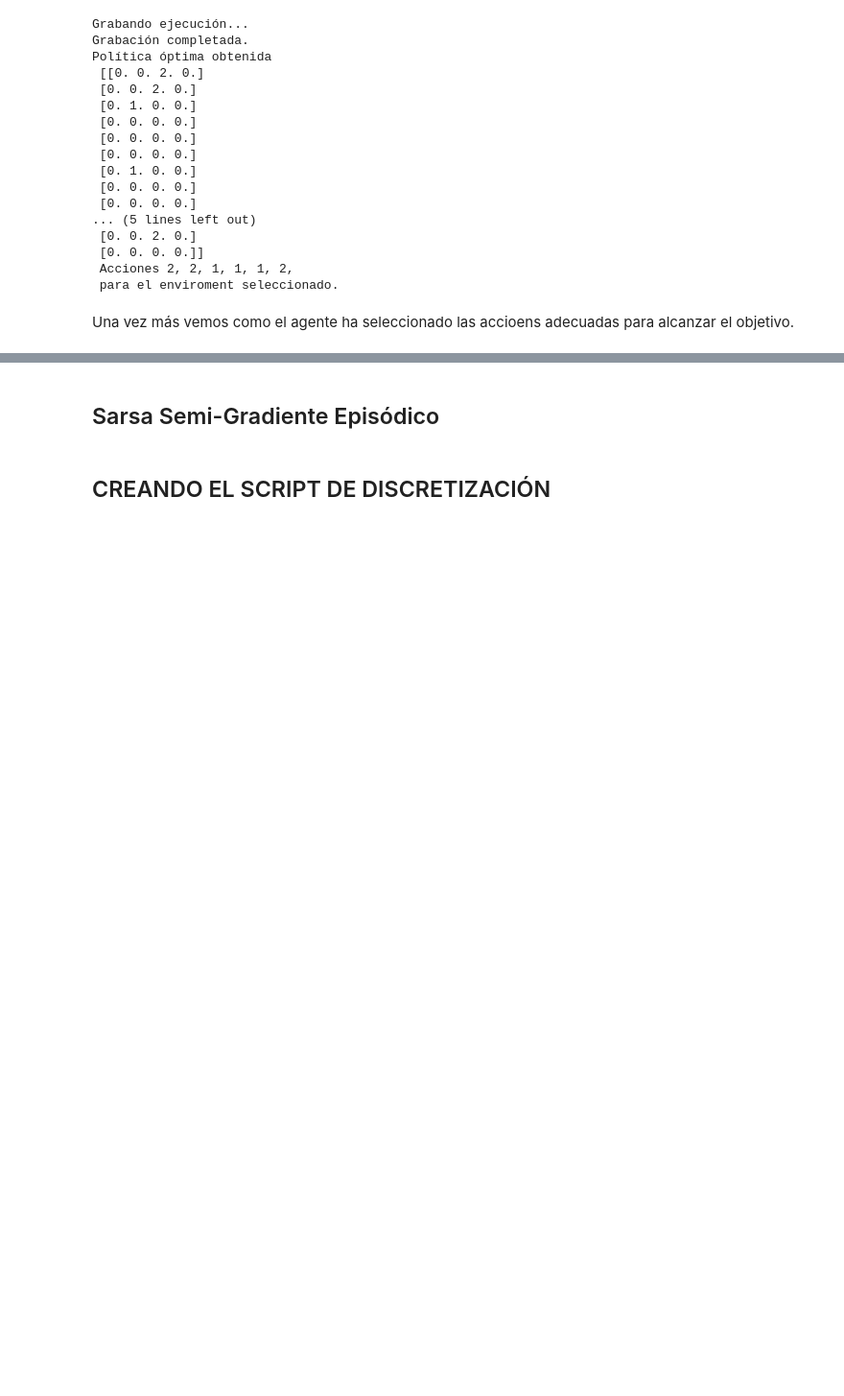
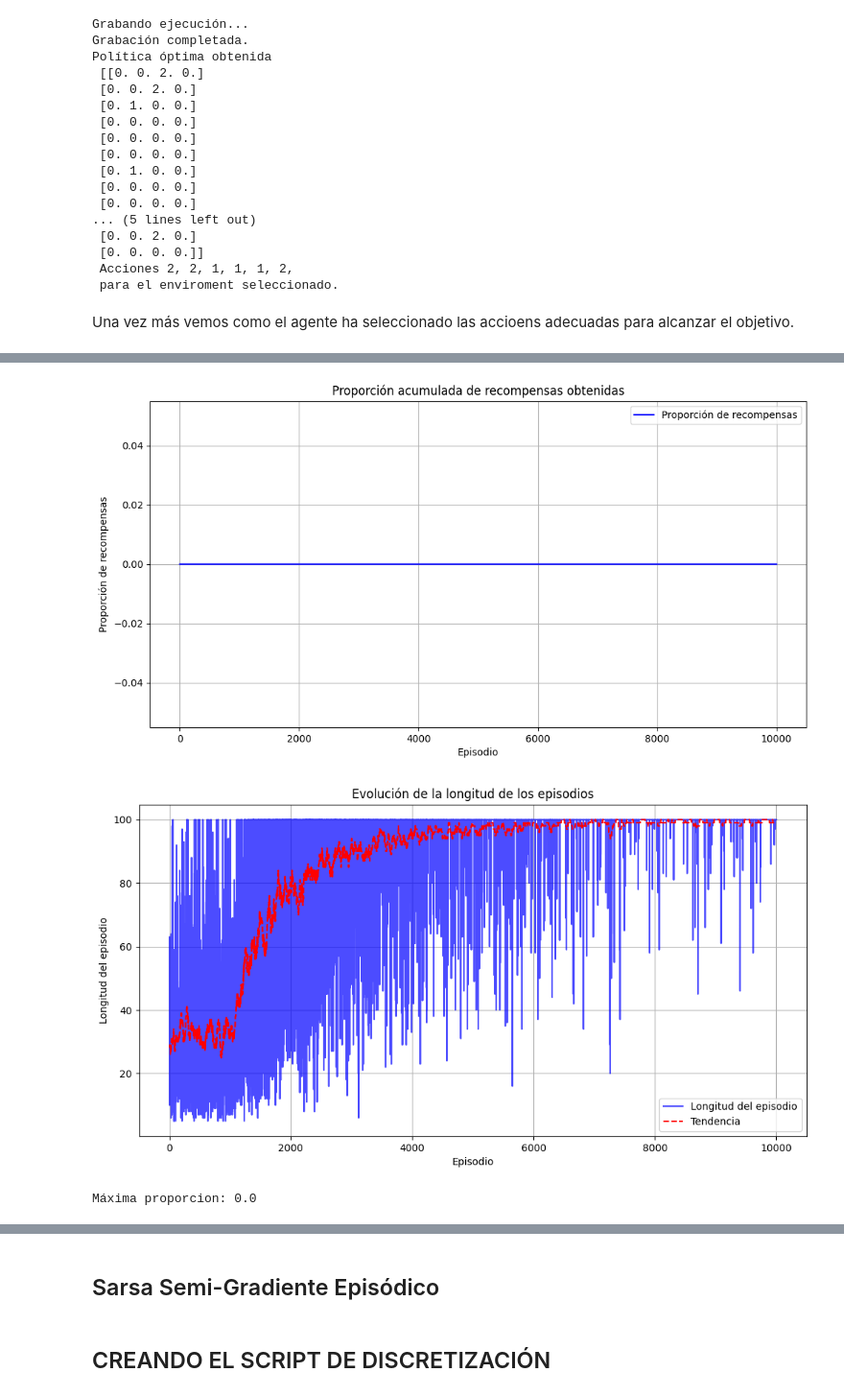
Before and after one commit to salvadeharo10/RL_DHBV, a Jupyter notebook: MonteCarloTodasLasVisitas.ipynb, the cells around one changed output, grey strips where cells are left out. Shown at 96% size. Drawn from its saved outputs; the diff is of its cells as text; code cells hidden in the pictures; blank space fills up the shorter version.

```diff
--- a/MonteCarloTodasLasVisitas.ipynb
+++ b/MonteCarloTodasLasVisitas.ipynb
@@ -658,0 +842,8 @@ display(display_gif(gif_path))  # Reemplaza con la ruta correcta
+# %%
+gamma = 0.99
+decay = True
+epsilon = 1
+alpha = 0.1
+NUM_EPISODES = 10000
+agentQlearning = AgentQLearning(env8, gamma, epsilon, decay, alpha)
+Q, list_stats, episode_lengths = qLearning(agentQlearning, env8, num_episodes=NUM_EPISODES)
@@ -658,0 +860,9 @@ display(display_gif(gif_path))  # Reemplaza con la ruta correcta
+# %%
+plot(list_stats)
+plot_episode_lengths(episode_lengths)
+#plot_episode_length_vs_time(episode_lengths)
+print(f"Máxima proporcion: {list_stats[-1]}")
+# %% [output]
+[figure, added]
+[figure, added]
+Máxima proporcion: 0.0
```
Also changed, not shown: parts of 32 cells of this notebook.
